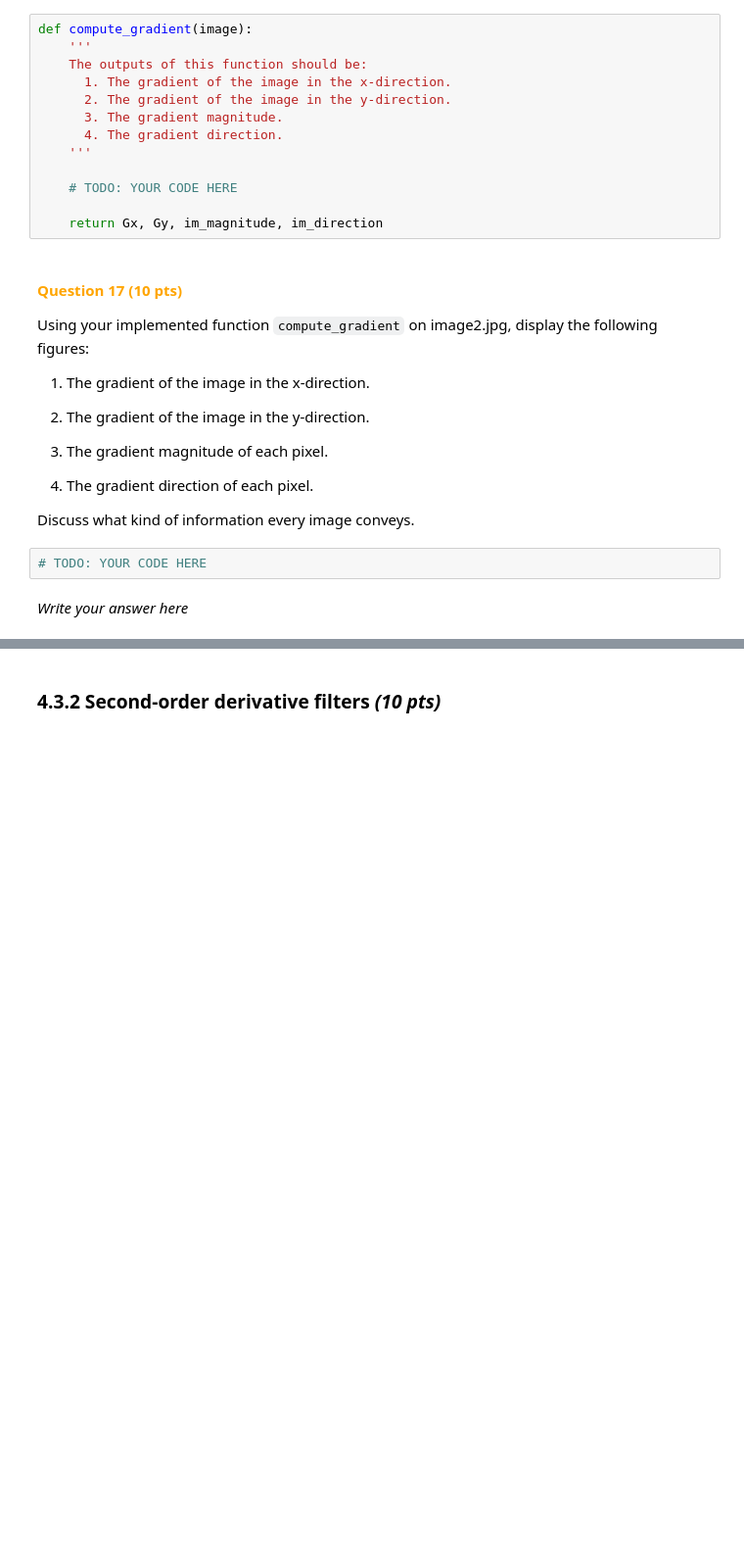
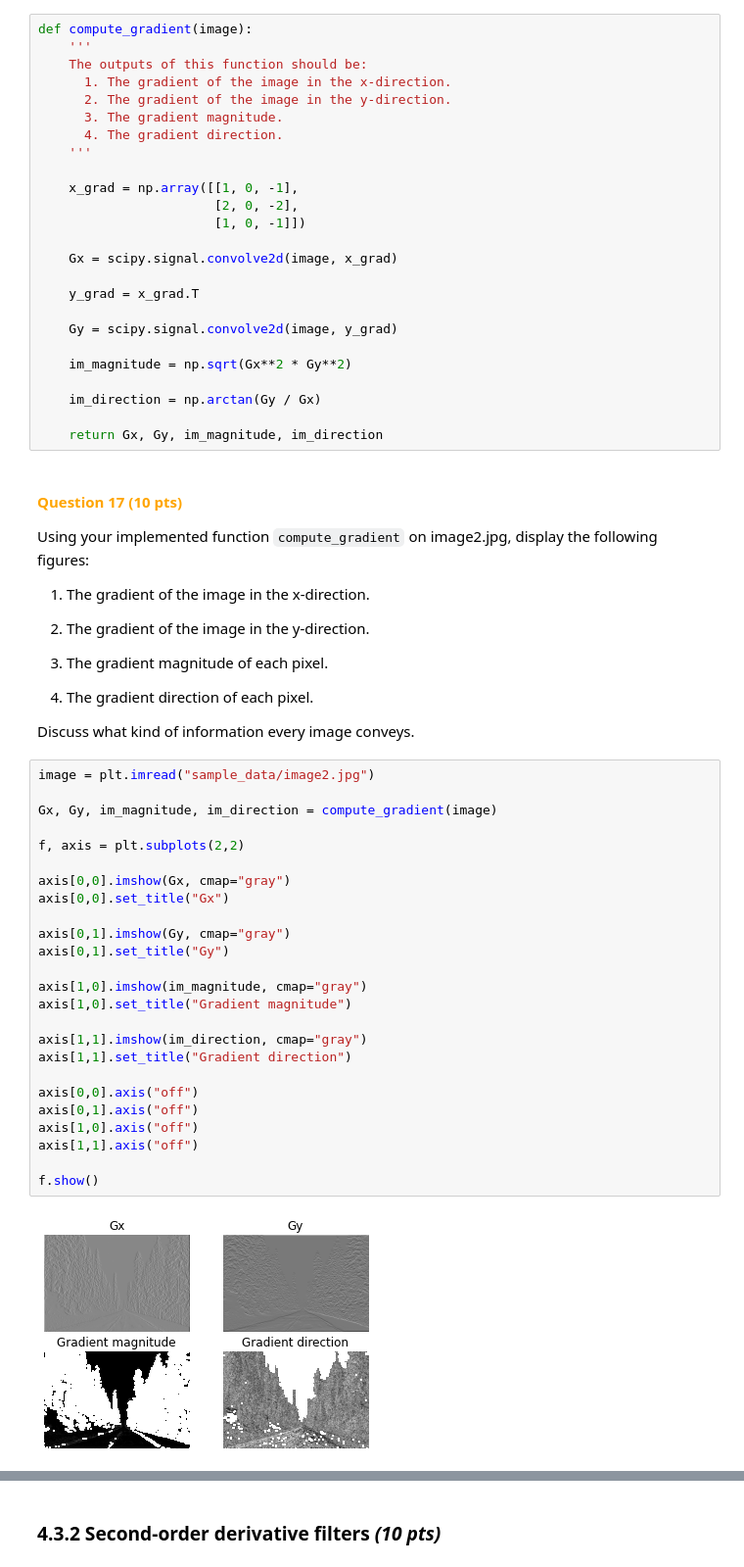
Before and after one commit to nordinbelkacemi/cv1-lab1, a Jupyter notebook: lab2/15096157_13740512_12556963.ipynb, the cells around one changed output, grey strips where cells are left out. Shown at 98% size. Drawn from its saved outputs; the diff is of its cells as text; blank space fills up the shorter version.

```diff
--- a/lab2/15096157_13740512_12556963.ipynb
+++ b/lab2/15096157_13740512_12556963.ipynb
@@ -835,7 +839,19 @@ def compute_gradient(image):
       4. The gradient direction.
     '''
 
-    # TODO: YOUR CODE HERE
+    x_grad = np.array([[1, 0, -1],
+                       [2, 0, -2],
+                       [1, 0, -1]])
+
+    Gx = scipy.signal.convolve2d(image, x_grad)
+
+    y_grad = x_grad.T
+
+    Gy = scipy.signal.convolve2d(image, y_grad)
+
+    im_magnitude = np.sqrt(Gx**2 * Gy**2)
+
+    im_direction = np.arctan(Gy / Gx)
 
     return Gx, Gy, im_magnitude, im_direction
 # %% [markdown]
@@ -851,7 +867,30 @@ Using your implemented function `compute_gradient` on image2.jpg, display the fo
   4. The gradient direction of each pixel.
 
 Discuss what kind of information every image conveys.
-# %%
-# TODO: YOUR CODE HERE
-# %% [markdown]
-*Write your answer here*
+# %%
+image = plt.imread("sample_data/image2.jpg")
+
+Gx, Gy, im_magnitude, im_direction = compute_gradient(image)
+
+f, axis = plt.subplots(2,2)
+
+axis[0,0].imshow(Gx, cmap="gray")
+axis[0,0].set_title("Gx")
+
+axis[0,1].imshow(Gy, cmap="gray")
+axis[0,1].set_title("Gy")
+
+axis[1,0].imshow(im_magnitude, cmap="gray")
+axis[1,0].set_title("Gradient magnitude")
+
+axis[1,1].imshow(im_direction, cmap="gray")
+axis[1,1].set_title("Gradient direction")
+
+axis[0,0].axis("off")
+axis[0,1].axis("off")
+axis[1,0].axis("off")
+axis[1,1].axis("off")
+
+f.show()
+# %% [output]
+[figure, added]
```
Also changed, not shown: parts of 8 cells of this notebook, 1 other file.
